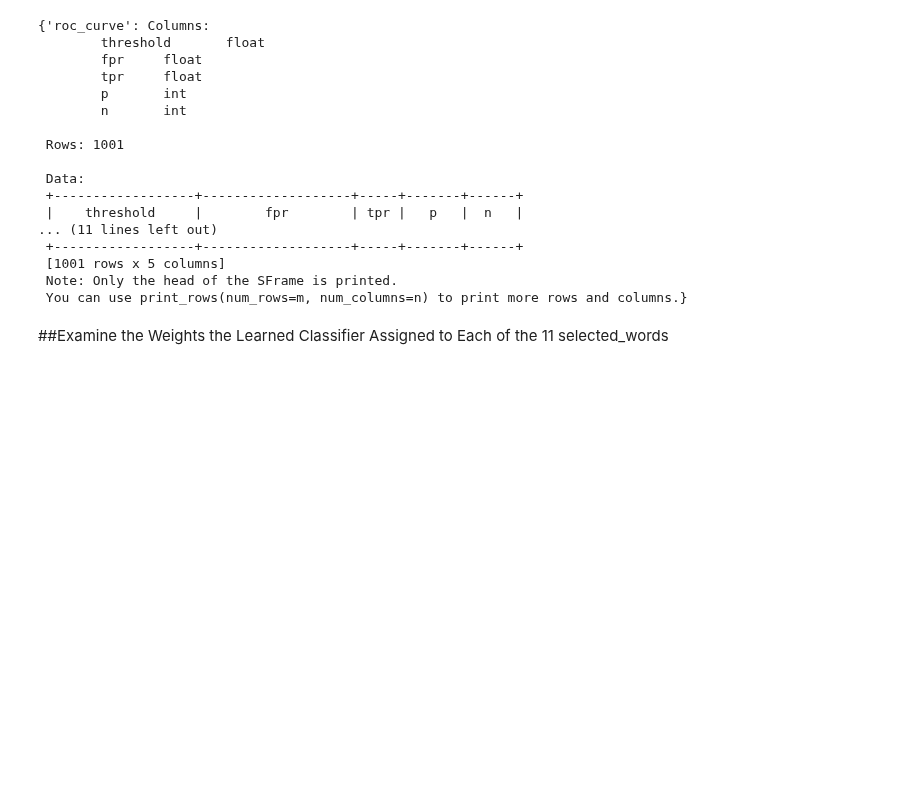
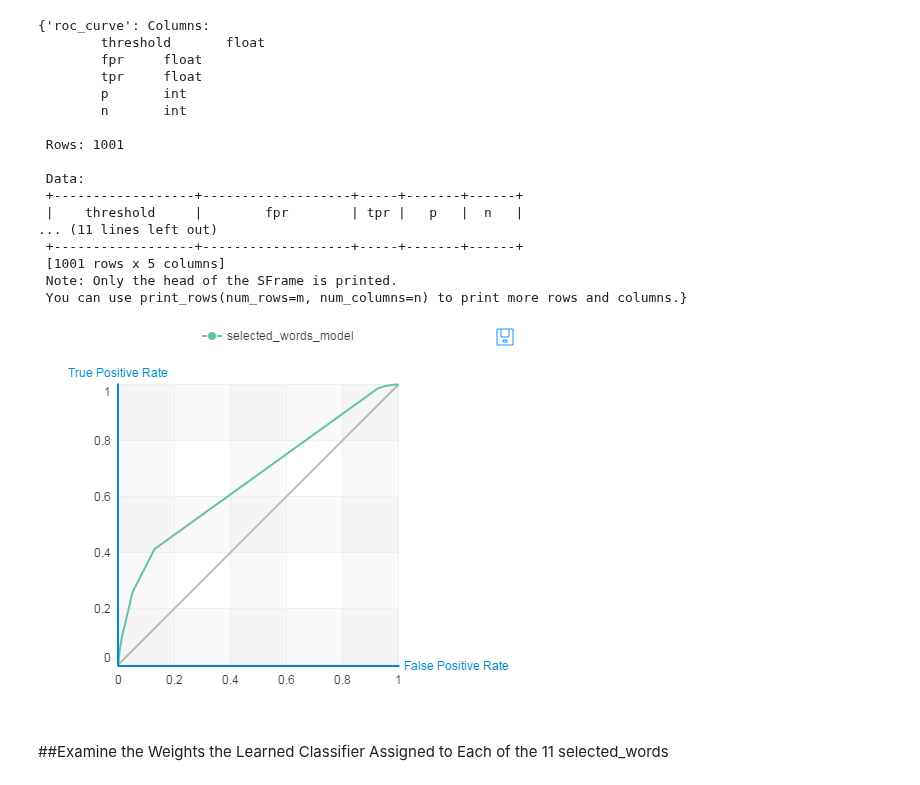
Before and after one commit to jeknov/ML-short-demos, a Jupyter notebook: Analyzing product sentiment.ipynb, the cells around one changed output. Saved outputs shown, nothing was run; the diff lists cells and outputs as text; code cells hidden in the pictures; blank space fills up the shorter version.

```diff
--- a/Analyzing product sentiment.ipynb
+++ b/Analyzing product sentiment.ipynb
@@ -405,6 +413,11 @@ selected_words_model.evaluate(test_data, metric='roc_curve')
  You can use print_rows(num_rows=m, num_columns=n) to print more rows and columns.}
 # %%
 selected_words_model.show(view='Evaluation')
+# %%
+from IPython.display import Image
+Image(filename='img2.png')
+# %% [output]
+[figure, added]
 # %% [markdown]
 ##Examine the Weights the Learned Classifier Assigned to Each of the 11 selected_words
 # %%
```
Also changed, not shown: parts of 3 cells of this notebook, 4 other files.
